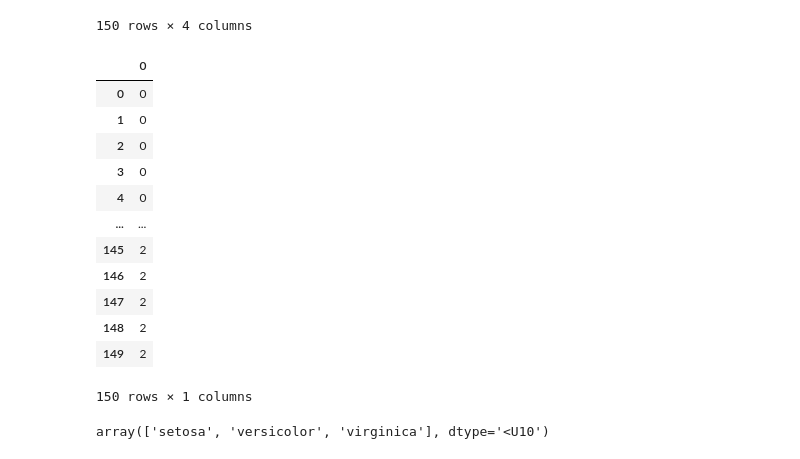
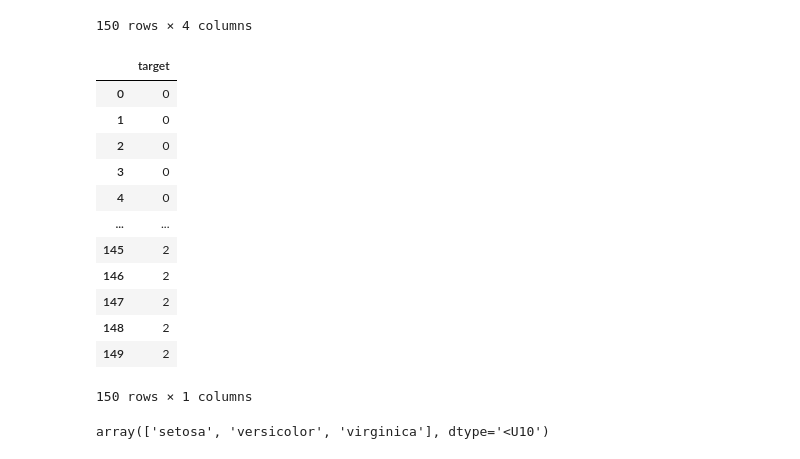
Before and after one commit to ISHAN-2001/ML_Test, a Jupyter notebook: Iris_flower/iris.ipynb, the cells around one changed output. Saved outputs shown, nothing was run; the diff lists cells and outputs as text; code cells hidden in the pictures.

```diff
--- a/Iris_flower/iris.ipynb
+++ b/Iris_flower/iris.ipynb
@@ -37,10 +37,11 @@ df #Input variables
 | 149 | 5.9 | 3.0 | 5.1 | 1.8 |
 150 rows × 4 columns
 # %%
-target= pd.DataFrame(iris.target)
-target # target variables
+target= pd.DataFrame()
+target['target'] = iris.target
+target
 # %% [output]
-|  | 0 |
+|  | target |
 | 0 | 0 |
 | 1 | 0 |
 | 2 | 0 |
```
Also changed, not shown: parts of 8 cells of this notebook.
